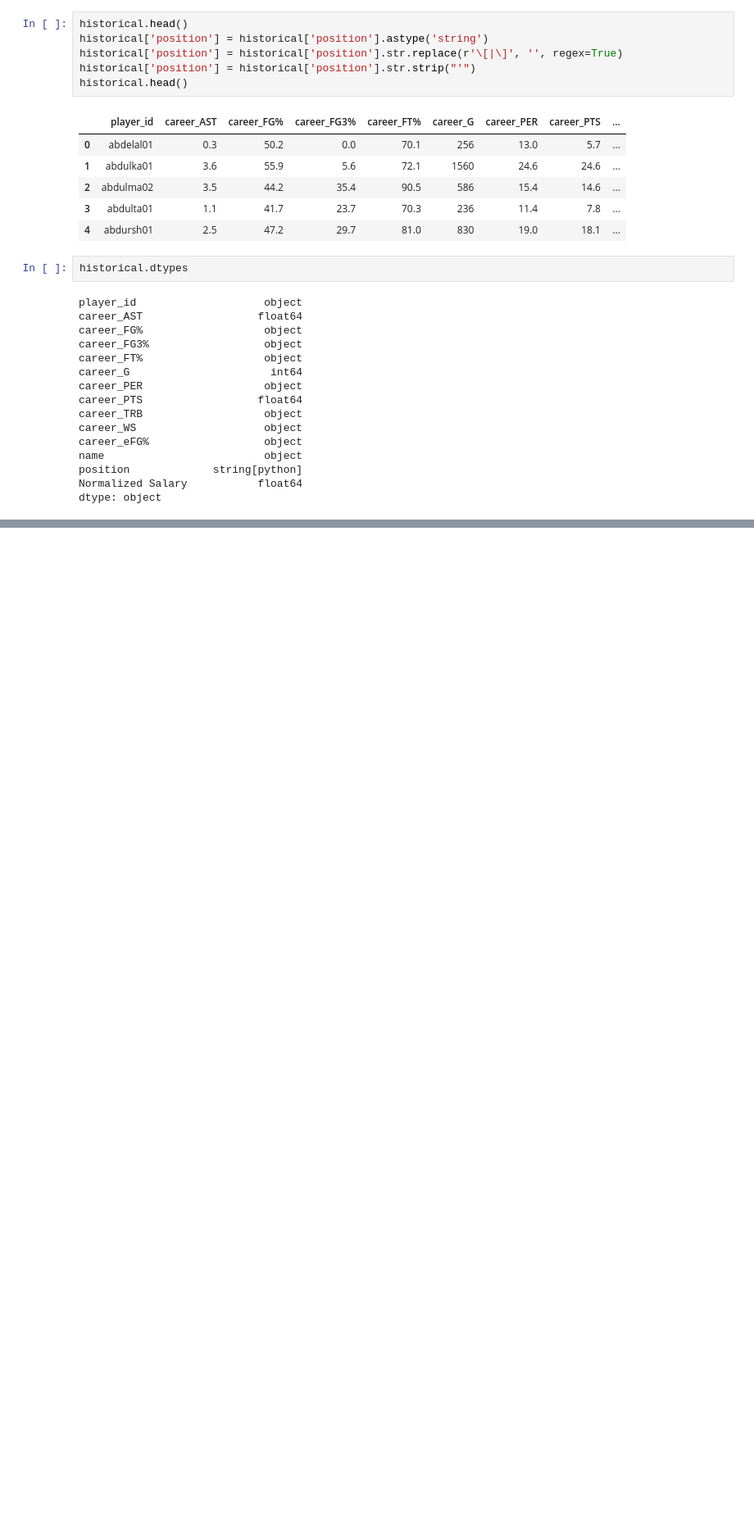
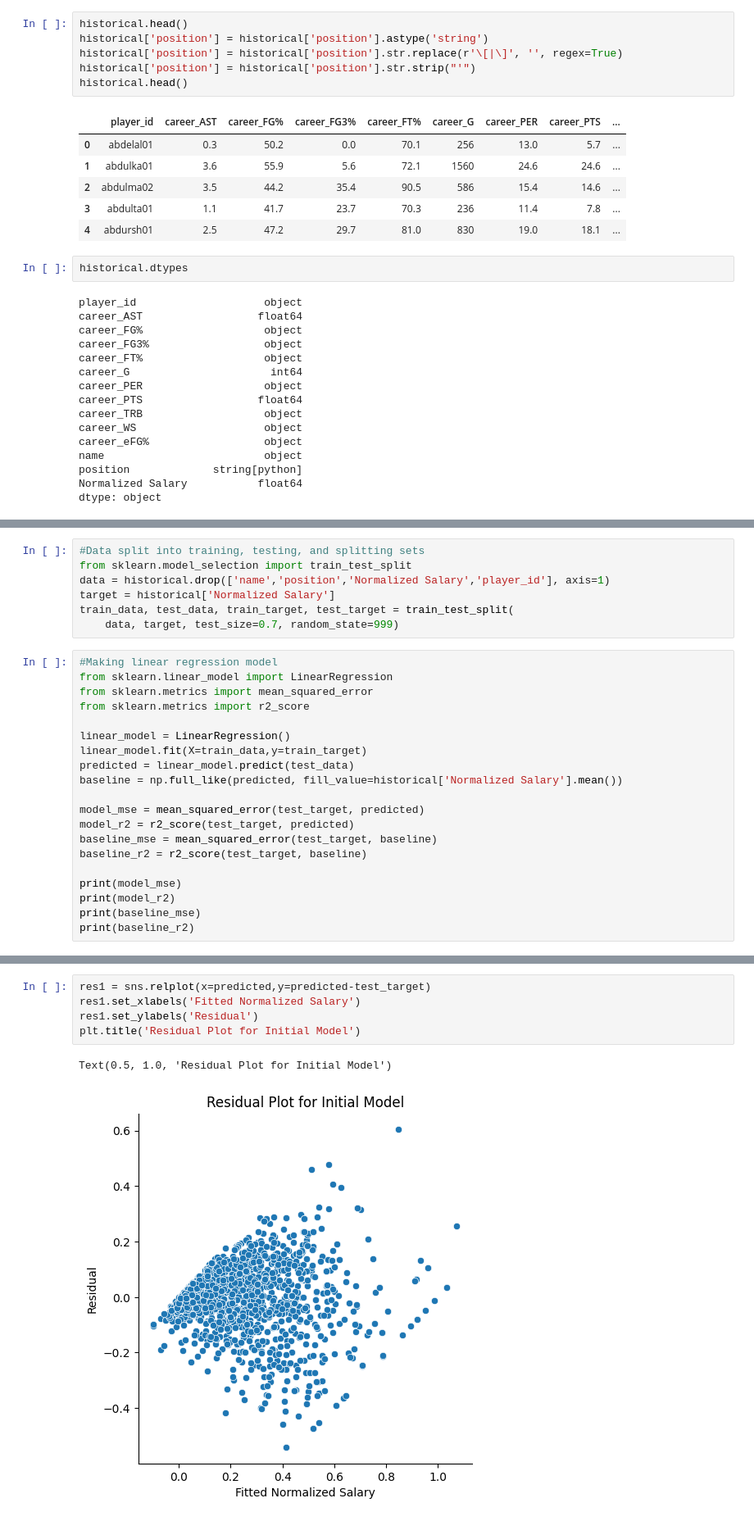
Before and after one commit to stephaanieyou/216project, a Jupyter notebook: performance.ipynb, the cells around one changed output, grey strips where cells are left out. Shown: that part at 82% size. Cells and saved outputs as stored; diff of their text form; blank space fills up the shorter version.

```diff
--- a/performance.ipynb
+++ b/performance.ipynb
@@ -181,0 +189,27 @@ historical
+# %%
+#Data split into training, testing, and splitting sets
+from sklearn.model_selection import train_test_split
+data = historical.drop(['name','position','Normalized Salary','player_id'], axis=1)
+target = historical['Normalized Salary']
+train_data, test_data, train_target, test_target = train_test_split(
+    data, target, test_size=0.7, random_state=999)
+# %%
+#Making linear regression model
+from sklearn.linear_model import LinearRegression
+from sklearn.metrics import mean_squared_error
+from sklearn.metrics import r2_score
+
+linear_model = LinearRegression()
+linear_model.fit(X=train_data,y=train_target)
+predicted = linear_model.predict(test_data)
+baseline = np.full_like(predicted, fill_value=historical['Normalized Salary'].mean())
+
+model_mse = mean_squared_error(test_target, predicted)
+model_r2 = r2_score(test_target, predicted)
+baseline_mse = mean_squared_error(test_target, baseline)
+baseline_r2 = r2_score(test_target, baseline)
+
+print(model_mse)
+print(model_r2)
+print(baseline_mse)
+print(baseline_r2)
@@ -181,0 +221,8 @@ historical
+# %%
+res1 = sns.relplot(x=predicted,y=predicted-test_target)
+res1.set_xlabels('Fitted Normalized Salary')
+res1.set_ylabels('Residual')
+plt.title('Residual Plot for Initial Model')
+# %% [output]
+Text(0.5, 1.0, 'Residual Plot for Initial Model')
+[figure, added]
```
Also changed, not shown: parts of 4 cells of this notebook.
